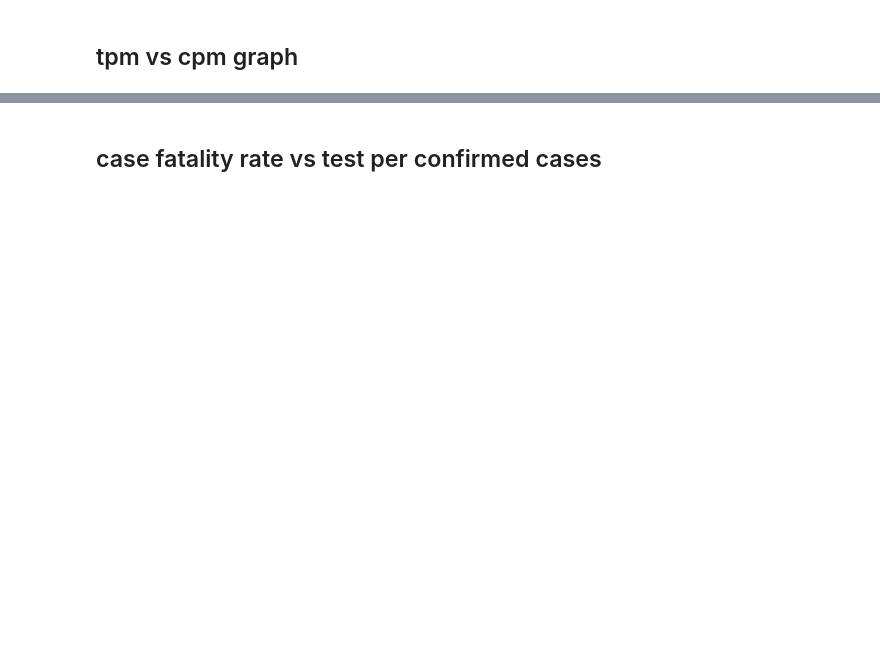
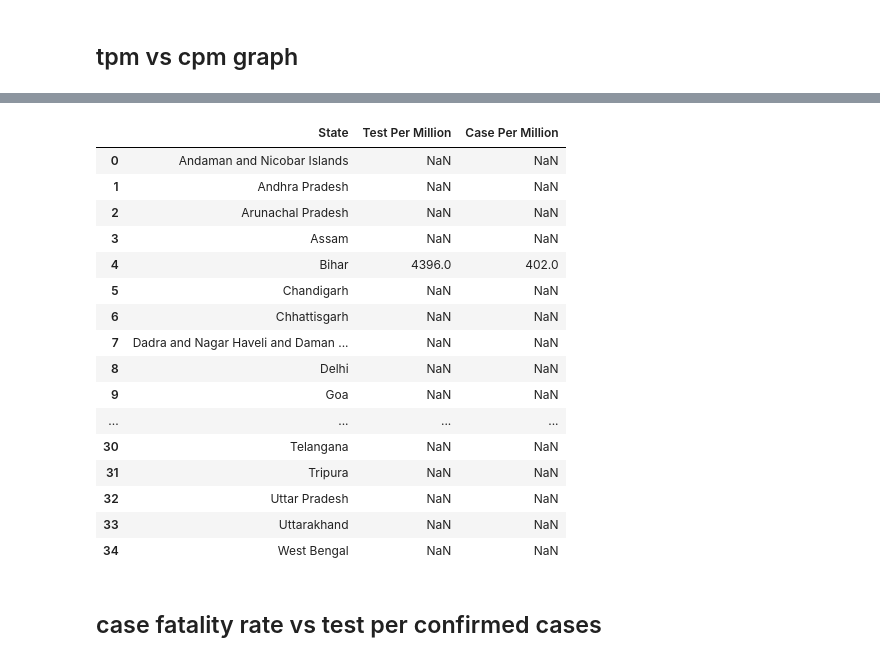
Before and after one commit to techie-corner/covid-india, a Jupyter notebook: Covid-india.ipynb, the cells around one changed output, grey strips where cells are left out. Cells and saved outputs as stored; diff of their text form; code cells hidden in the pictures; blank space fills up the shorter version.

```diff
--- a/Covid-india.ipynb
+++ b/Covid-india.ipynb
@@ -662,10 +672,18 @@ state_code_list= state_code_list.sort_values(by=['State_code'])
 # %%
 data = []
+#table
+table_data = {'State': {},
+              'Test Per Million':{},
+              'Case Per Million':{}
+       }
+data_table = pd.DataFrame(table_data)
 for i in group_data.groups.keys():
 
     data.append(go.Scatter(x=group_data.get_group(i)['Case Per Million'],
                            y=group_data.get_group(i)['Tests per million'], mode="lines",
                            name=i))
+    row = [i,group_data.get_group(i)['Tests per million'].tail(1).values[0],group_data.get_group(i)['Case Per Million'].tail(1).values[0]]
+    data_table.loc[len(data_table)] = row
 
 fig = go.Figure(data=data)
 
@@ -689,5 +707,6 @@ fig.update_layout(
 )
 
 
-fig.show()
+#fig.show()
+data_table
 # %% [output]
@@ -694,0 +713,17 @@ fig.show()
+|  | State | Test Per Million | Case Per Million |
+| 0 | Andaman and Nicobar Islands | NaN | NaN |
+| 1 | Andhra Pradesh | NaN | NaN |
+| 2 | Arunachal Pradesh | NaN | NaN |
+| 3 | Assam | NaN | NaN |
+| 4 | Bihar | 4396.0 | 402.0 |
+| 5 | Chandigarh | NaN | NaN |
+| 6 | Chhattisgarh | NaN | NaN |
+| 7 | Dadra and Nagar Haveli and Daman ... | NaN | NaN |
+| 8 | Delhi | NaN | NaN |
+| 9 | Goa | NaN | NaN |
+| ... | ... | ... | ... |
+| 30 | Telangana | NaN | NaN |
+| 31 | Tripura | NaN | NaN |
+| 32 | Uttar Pradesh | NaN | NaN |
+| 33 | Uttarakhand | NaN | NaN |
+| 34 | West Bengal | NaN | NaN |
```
Also changed, not shown: parts of 30 cells of this notebook.
